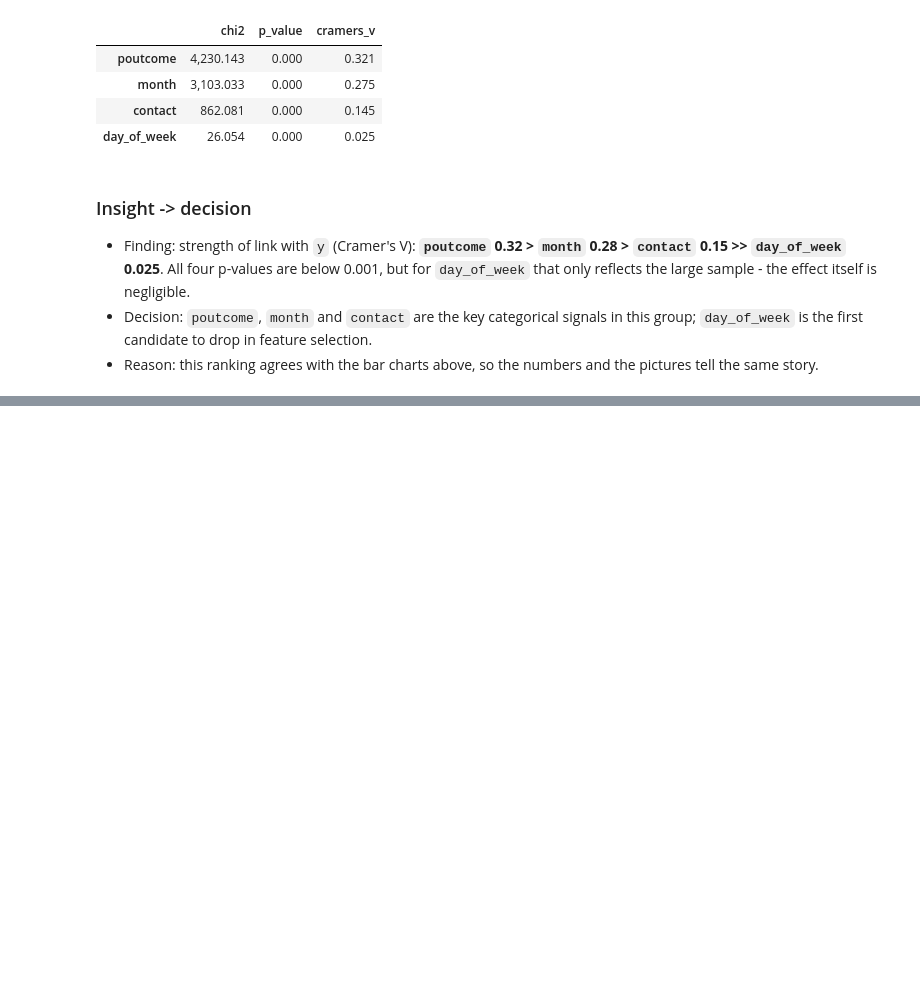
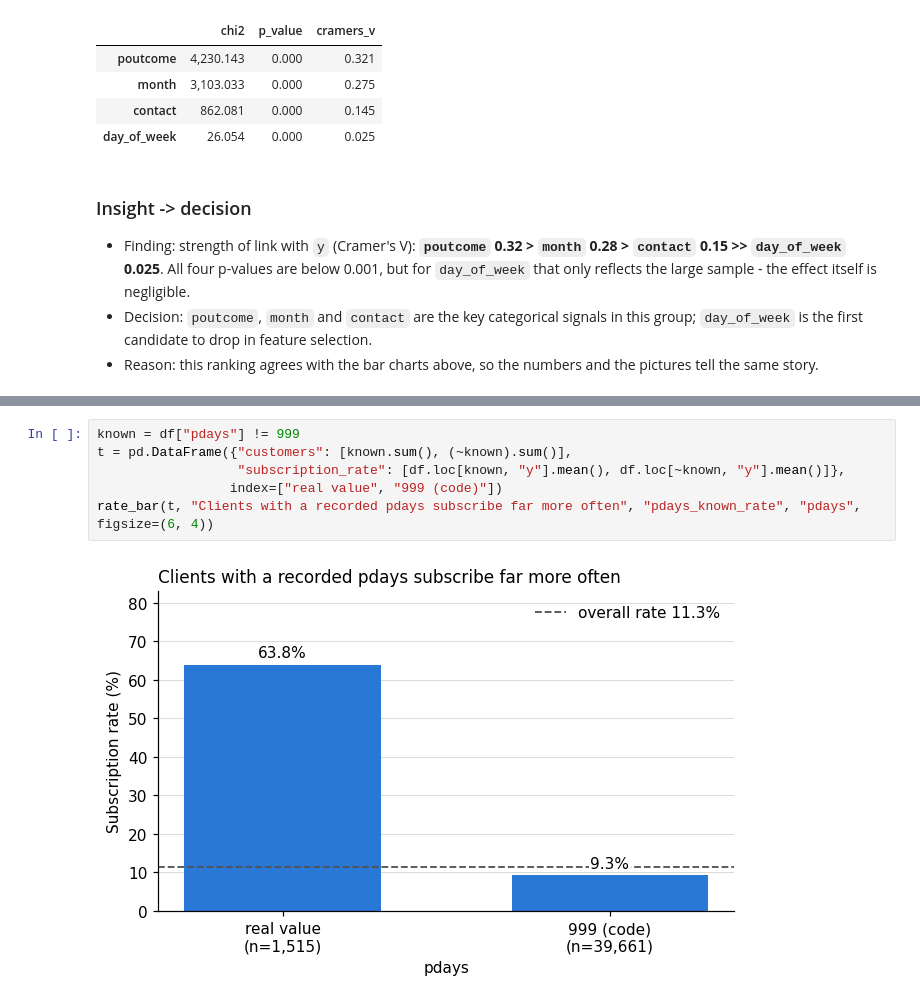
Before and after one commit to Saradala/bank-telemarketing-predictor, a Jupyter notebook: notebooks/03_eda_campaign.ipynb, the cells around one changed output, grey strips where cells are left out. Saved outputs shown, nothing was run; the diff lists cells and outputs as text; blank space fills up the shorter version.

```diff
--- a/notebooks/03_eda_campaign.ipynb
+++ b/notebooks/03_eda_campaign.ipynb
@@ -287,0 +380,8 @@ strength.sort_values("cramers_v", ascending=False)
+# %%
+known = df["pdays"] != 999
+t = pd.DataFrame({"customers": [known.sum(), (~known).sum()],
+                  "subscription_rate": [df.loc[known, "y"].mean(), df.loc[~known, "y"].mean()]},
+                 index=["real value", "999 (code)"])
+rate_bar(t, "Clients with a recorded pdays subscribe far more often", "pdays_known_rate", "pdays", figsize=(6, 4))
+# %% [output]
+[figure, added]
```
Also changed, not shown: parts of 24 cells of this notebook, 4 other files.
